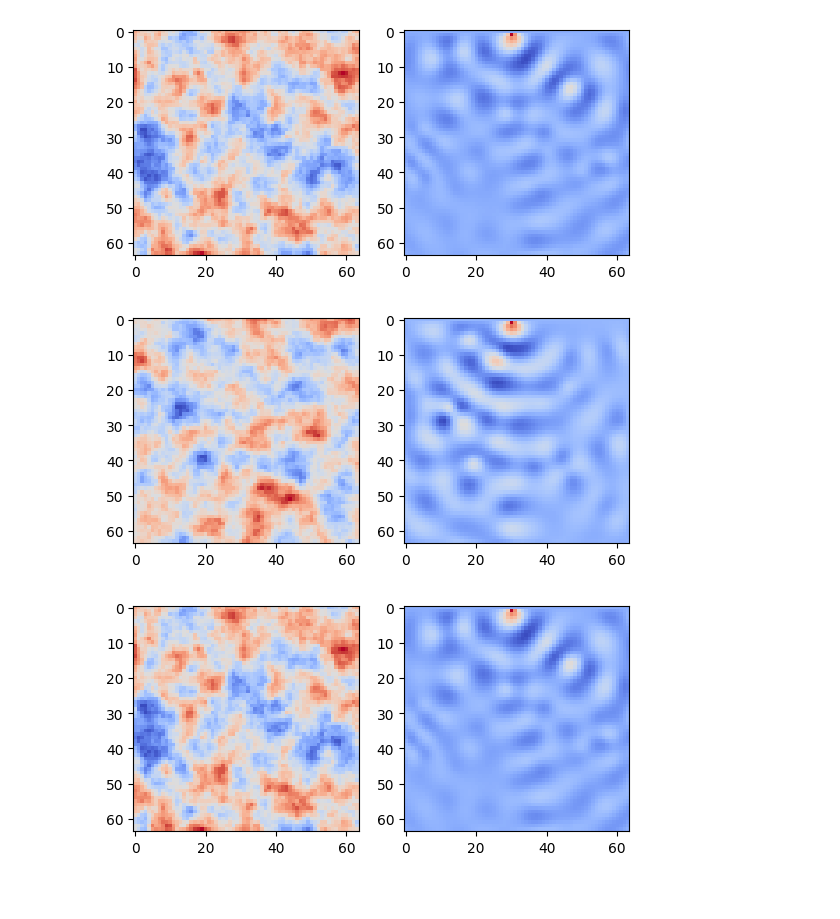
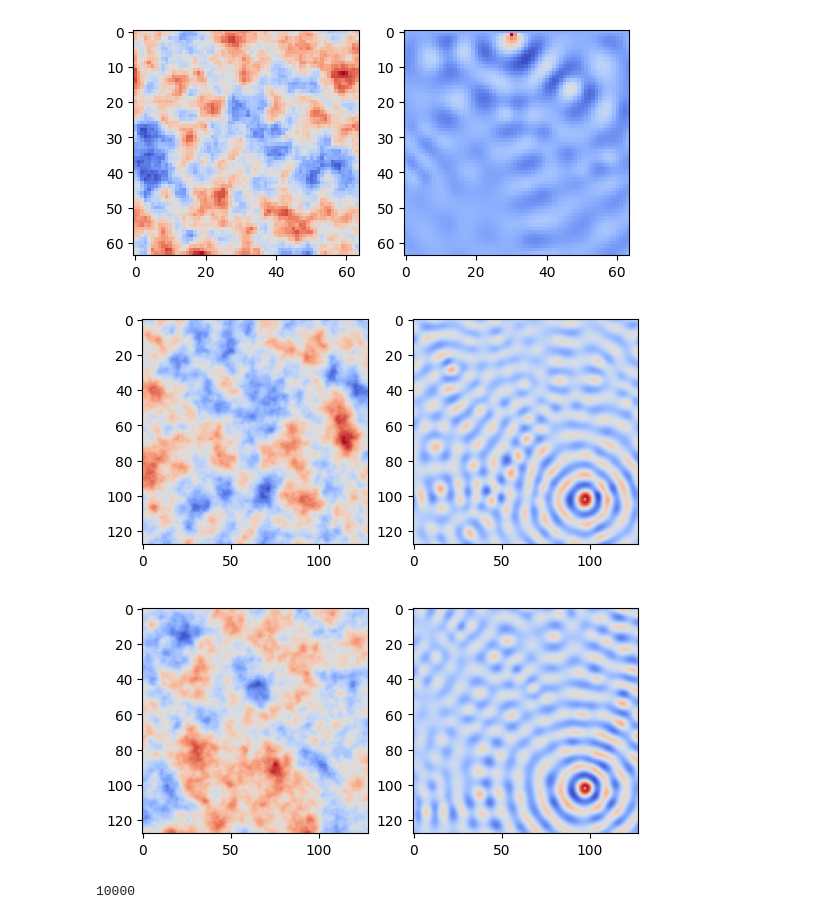
Before and after one commit to wavebench/wavebench, a Jupyter notebook: notebooks/demo-dataloaders.ipynb, the cells around one changed output. Cells and saved outputs as stored; diff of their text form; code cells hidden in the pictures; blank space fills up the shorter version.

```diff
--- a/notebooks/demo-dataloaders.ipynb
+++ b/notebooks/demo-dataloaders.ipynb
@@ -63,14 +63,21 @@ for dataset_name in ['GRF_7Hz', 'GRF_15Hz']:
 [figure]
 [figure]
 # %%
+
+loaders = get_dataloaders_helmholtz('GRF_7Hz')
+
+
 for idx in range(2):
   a, b = loaders['train'].dataset.__getitem__(idx)
-
 
   fig, axes = plt.subplots(1, 2)
 
   axes[0].imshow(a.squeeze().numpy(), cmap='coolwarm')
   axes[1].imshow(b.squeeze().numpy(), cmap='coolwarm')
 # %% [output]
-[figure, old version]
+[figure, new version]
-[figure, old version]
+[figure, new version]
+# %%
+len(loaders['test'])
+# %% [output]
+10000
```
Also changed, not shown: 7 other files.
